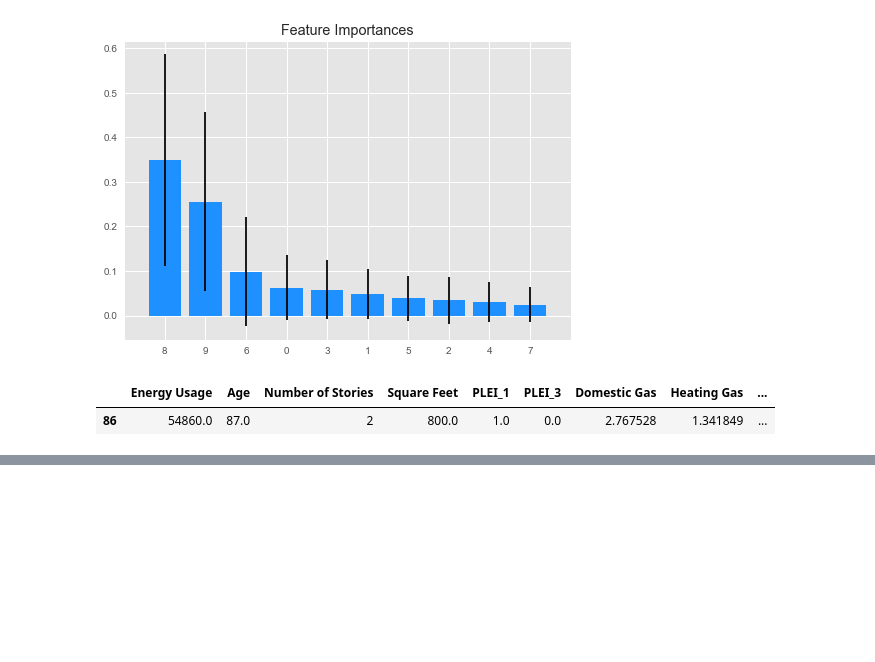
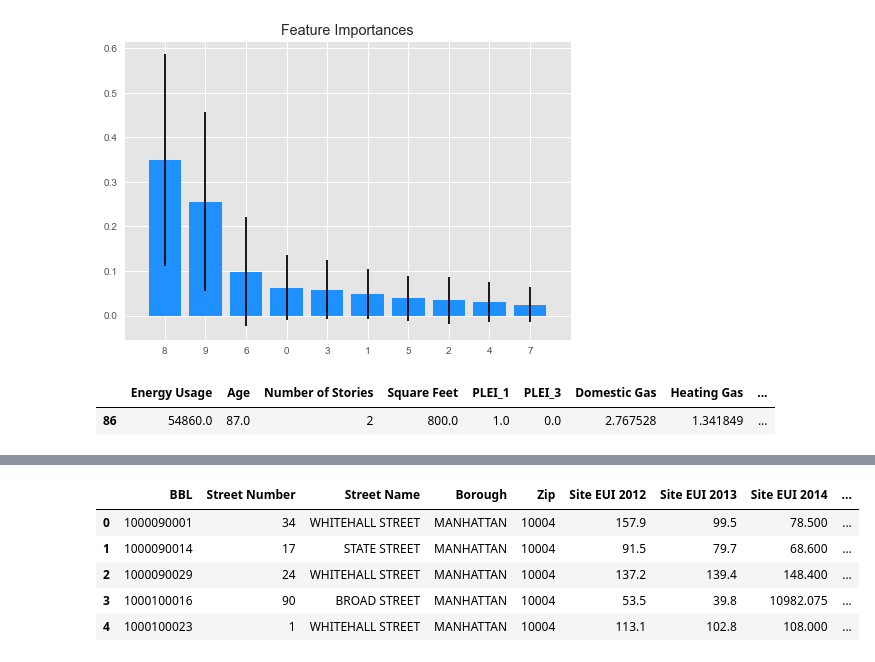
Before and after one commit to gpguerra7/-Energy-Efficiency-Project, a Jupyter notebook: Modelling Energy Usage in New York.ipynb, the cells around one changed output, grey strips where cells are left out. Cells and saved outputs as stored; diff of their text form; code cells hidden in the pictures; blank space fills up the shorter version.

```diff
--- a/Modelling Energy Usage in New York.ipynb
+++ b/Modelling Energy Usage in New York.ipynb
@@ -562,0 +755,38 @@ x_train.head(1)
+# %%
+#convert object types to floats
+eui_2014 = []
+for i in buildings['Site EUI 2014']:
+    try:
+        eui_2014.append(np.float(i))
+    except:
+        eui_2014.append(np.nan)
+buildings['Site EUI 2014'] = eui_2014
+
+eui_2015 = []
+for i in buildings['Site EUI 2015']:
+    try:
+        eui_2015.append(np.float(i))
+    except:
+        eui_2015.append(np.nan)
+buildings['Site EUI 2015'] = eui_2015
+# %%
+#fill missiong values with means
+means =[]
+for i in buildings.values:
+    mean = [i[5], i[6], i[7], i[8], i[9]]
+    means.append(np.nanmean(mean))
+
+columns = ['BBL', 'Street Number', 'Street Name', 'Borough', 'Zip', 'Site EUI 2012', 'Site EUI 2013', 'Site EUI 2014',
+           'Site EUI 2015', 'Site EUI 2016', 'sq ft.']
+for i in range(len(buildings)):
+    for x in range(5,10):
+        if np.isnan(buildings.iloc[i,x]):
+            buildings.set_value(i, columns[x], means[i])
+buildings.head(5)
+# %% [output]
+|  | BBL | Street Number | Street Name | Borough | Zip | Site EUI 2012 | Site EUI 2013 | Site EUI 2014 | ... |
+| 0 | 1000090001 | 34 | WHITEHALL STREET | MANHATTAN | 10004 | 157.9 | 99.5 | 78.500 | ... |
+| 1 | 1000090014 | 17 | STATE STREET | MANHATTAN | 10004 | 91.5 | 79.7 | 68.600 | ... |
+| 2 | 1000090029 | 24 | WHITEHALL STREET | MANHATTAN | 10004 | 137.2 | 139.4 | 148.400 | ... |
+| 3 | 1000100016 | 90 | BROAD STREET | MANHATTAN | 10004 | 53.5 | 39.8 | 10982.075 | ... |
+| 4 | 1000100023 | 1 | WHITEHALL STREET | MANHATTAN | 10004 | 113.1 | 102.8 | 108.000 | ... |
```
Also changed, not shown: parts of 34 cells of this notebook, 9 other files.
